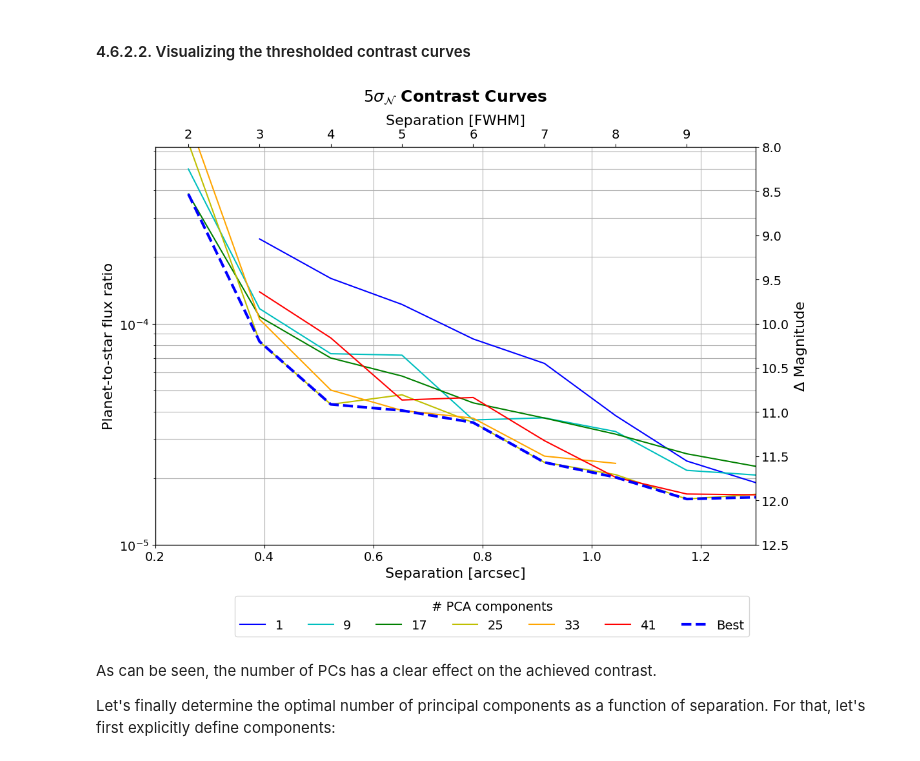
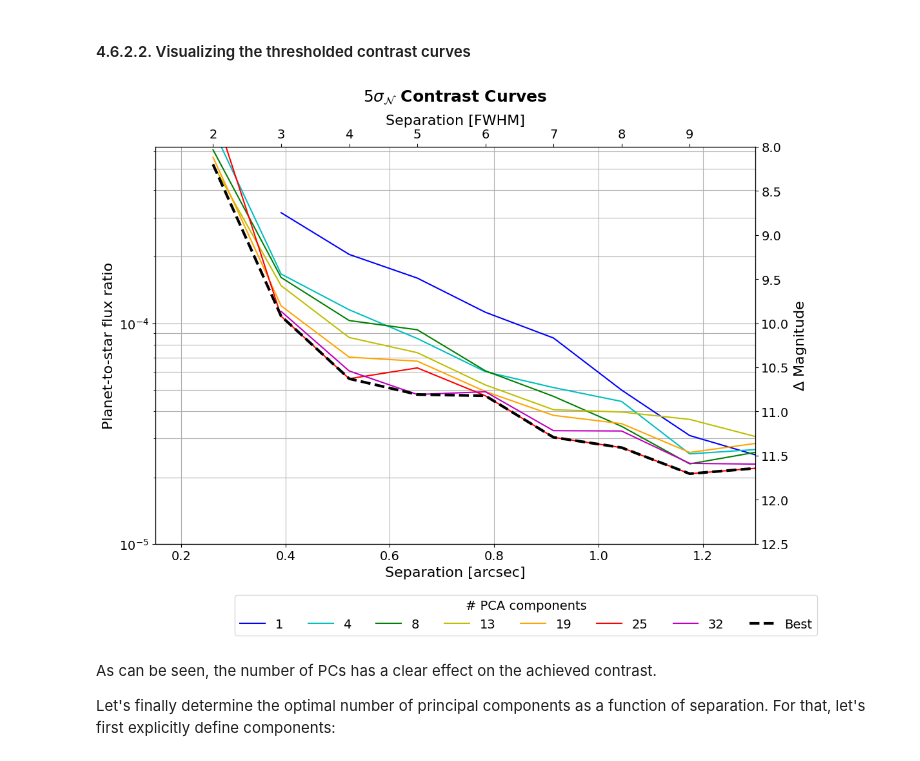
Before and after one commit to vortex-exoplanet/VIP, a Jupyter notebook: docs/source/tutorials/04_metrics.ipynb, the cells around one changed output. Saved outputs shown, nothing was run; the diff lists cells and outputs as text; code cells hidden in the pictures.

```diff
--- a/docs/source/tutorials/04_metrics.ipynb
+++ b/docs/source/tutorials/04_metrics.ipynb
@@ -996,7 +997,7 @@ checkpoint_dir = "../datasets/TMP/cg/"
 if applefy_installed:
     if not os.path.isdir(checkpoint_dir):
         os.makedirs(checkpoint_dir)
-    contrast_instance = Contrast(science_sequence=cube_emp, psf_template=psf, parang_rad=angs,
+    contrast_instance = Contrast(science_sequence=cube_emp, psf_template=psfn, parang_rad=angs,
                                  psf_fwhm_radius=fwhm_naco/2, dit_psf_template=1., dit_science=starphot,
                                  scaling_factor=1., # A factor to account e.g. for ND filters
                                  checkpoint_dir=checkpoint_dir)
@@ -1025,9 +1028,8 @@ if applefy_installed:
 Let's now run the fake planet experiment. For this we consider a grid of tested numbers of principal components:
 # %%
 if applefy_installed:
-    num_pcas = (1, 41, 8) # can also be a list of tested values as of VIP v1.5.2 or later, instead of a range
     from applefy.wrappers.vip import MultiComponentPCAvip
-    algorithm_function = MultiComponentPCAvip(num_pcas=num_pcas, kwarg={'verbose':False})
+    algorithm_function = MultiComponentPCAvip(num_pcas=components, kwarg={'verbose':False})
     contrast_instance.run_fake_planet_experiments(algorithm_function=algorithm_function,
                                                   num_parallel=cpu_count()//2)
 # %% [output]
@@ -1070,7 +1072,7 @@ if applefy_installed:
         confidence_level_fpf=gaussian_sigma_2_fpf(5),
         num_rot_iter=20,
         safety_margin=1.0,
-        pixel_scale=0.02718)
+        pixel_scale=pxscale_naco)
 # %% [output]
 Computing contrast grid for PCA (001 components)
 Computing contrast grid with multiprocessing:
@@ -1120,5 +1121,5 @@ Let's check the results for 33 principal components:
 # %%
-ex_pc = 33
+ex_pc = 19
 # %%
 if applefy_installed:
     example_grid = contrast_grids["PCA ({:03d} components)".format(ex_pc)]
@@ -1266,14 +1267,14 @@ if applefy_installed:
     axis_contrast_curvse.plot(
         separations_arcsec,
         overall_best,
-        color = "blue",
+        color = colors[-1],
         lw=3,
         ls="--",
         label="Best")
 
     # ------------- Double axis and limits -----------------------
     lim_mag_y = (12.5, 8)
-    lim_arcsec_x = (0.2, 1.3)
+    lim_arcsec_x = (0.15, 1.3)
     sep_lambda_arcse = interpolate.interp1d(
         separations_arcsec,
         separations_FWHM,
@@ -1313,34 +1314,34 @@ if applefy_installed:
         r"Separation [FWHM]", size=16)
 
     axis_contrast_curvse.set_ylabel(
         r"Planet-to-star flux ratio", size=16)
     axis_contrast_curvse_mag.set_ylabel(
         r"$\Delta$ Magnitude", size=16)
 
     axis_contrast_curvse.tick_params(
         axis='both', which='major', labelsize=14)
     axis_contrast_curvse_lambda.tick_params(
         axis='both', which='major', labelsize=14)
     axis_contrast_curvse_mag.tick_params(
         axis='both', which='major', labelsize=14)
 
     axis_contrast_curvse_mag.set_title(
         r"$5 \sigma_{\mathcal{N}}$ Contrast Curves",
         fontsize=18, fontweight="bold", y=1.1)
 
     # --------------------------- Legend -----------------------
     handles, labels = axis_contrast_curvse.\
         get_legend_handles_labels()
 
     leg1 = fig.legend(handles, labels,
                       bbox_to_anchor=(0.22, -0.08),
                       fontsize=14,
                       title="# PCA components",
                       loc='lower left', ncol=8)
 
     _=plt.setp(leg1.get_title(),fontsize=14)
 # %% [output]
-[figure, old version]
+[figure, new version]
 # %% [markdown]
 As can be seen, the number of PCs has a clear effect on the achieved contrast.
 
```
Also changed, not shown: parts of 35 cells of this notebook.
